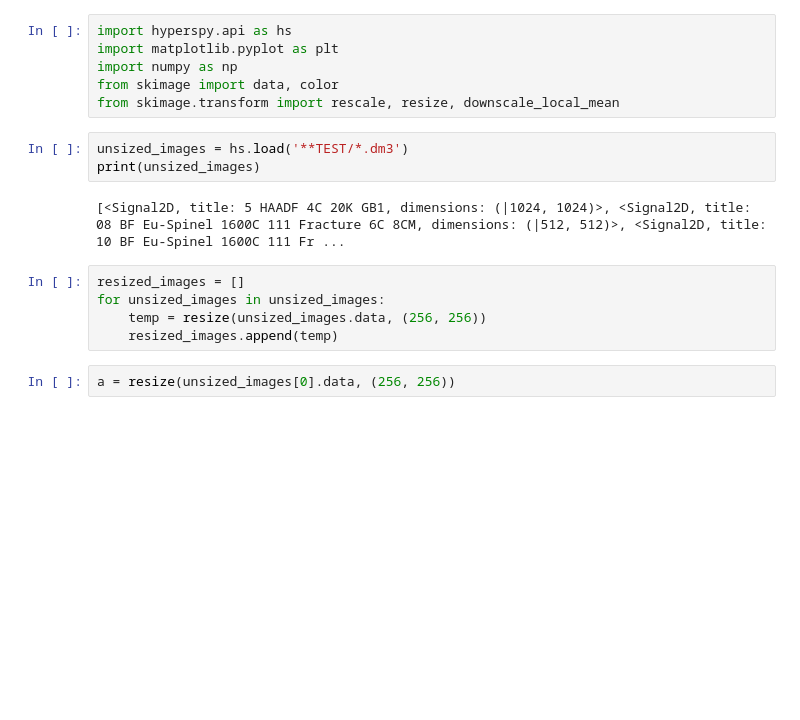
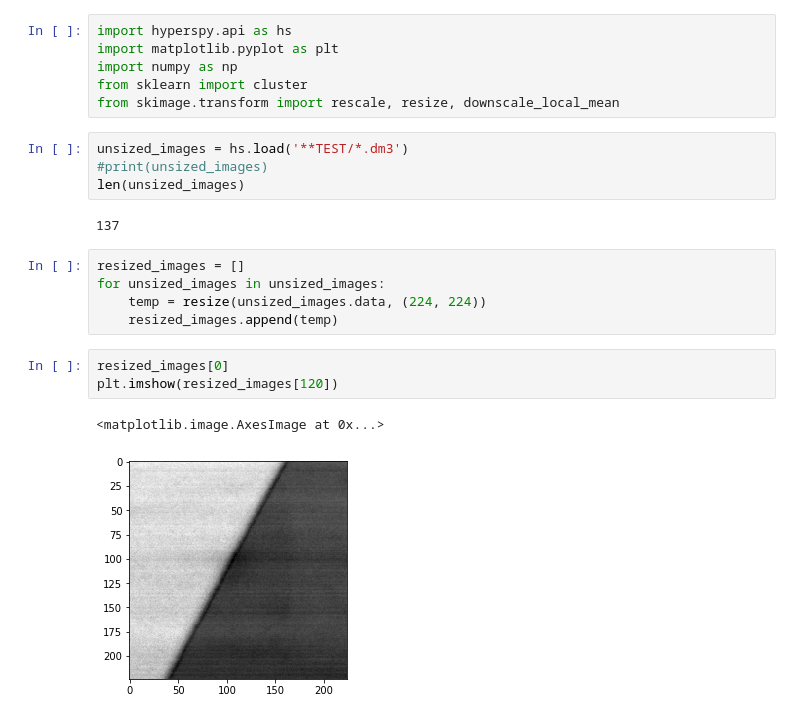
Before and after one commit to myi220/Mat-252-project, a Jupyter notebook: 10_21.ipynb, the cells around one changed output. Drawn from its saved outputs; the diff is of its cells as text; blank space fills up the shorter version.

```diff
--- a/10_21.ipynb
+++ b/10_21.ipynb
@@ -2,17 +2,22 @@
 import hyperspy.api as hs
 import matplotlib.pyplot as plt
 import numpy as np
-from skimage import data, color
+from sklearn import cluster
 from skimage.transform import rescale, resize, downscale_local_mean
 # %%
 unsized_images = hs.load('**TEST/*.dm3')
-print(unsized_images)
+#print(unsized_images)
+len(unsized_images)
 # %% [output]
-[<Signal2D, title: 5 HAADF 4C 20K GB1, dimensions: (|1024, 1024)>, <Signal2D, title: 08 BF Eu-Spinel 1600C 111 Fracture 6C 8CM, dimensions: (|512, 512)>, <Signal2D, title: 10 BF Eu-Spinel 1600C 111 Fr ...
+137
 # %%
 resized_images = []
 for unsized_images in unsized_images:
-    temp = resize(unsized_images.data, (256, 256))
+    temp = resize(unsized_images.data, (224, 224))
     resized_images.append(temp)
-# %%
-a = resize(unsized_images[0].data, (256, 256))
+# %%
+resized_images[0]
+plt.imshow(resized_images[120])
+# %% [output]
+<matplotlib.image.AxesImage at 0x...>
+[figure, added]
```
Also changed, not shown: parts of 10 cells of this notebook.
